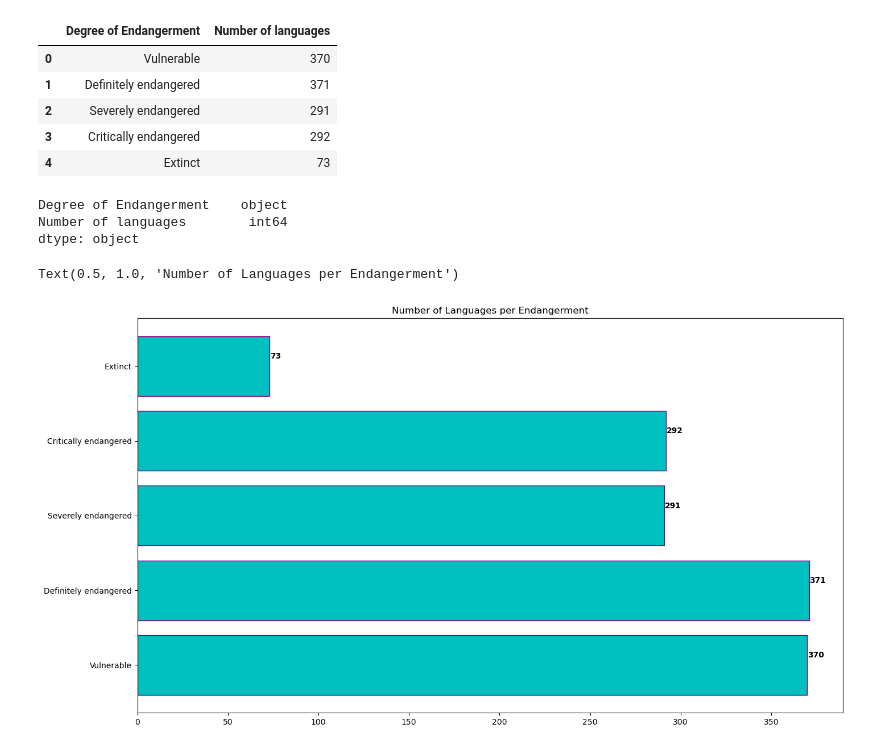
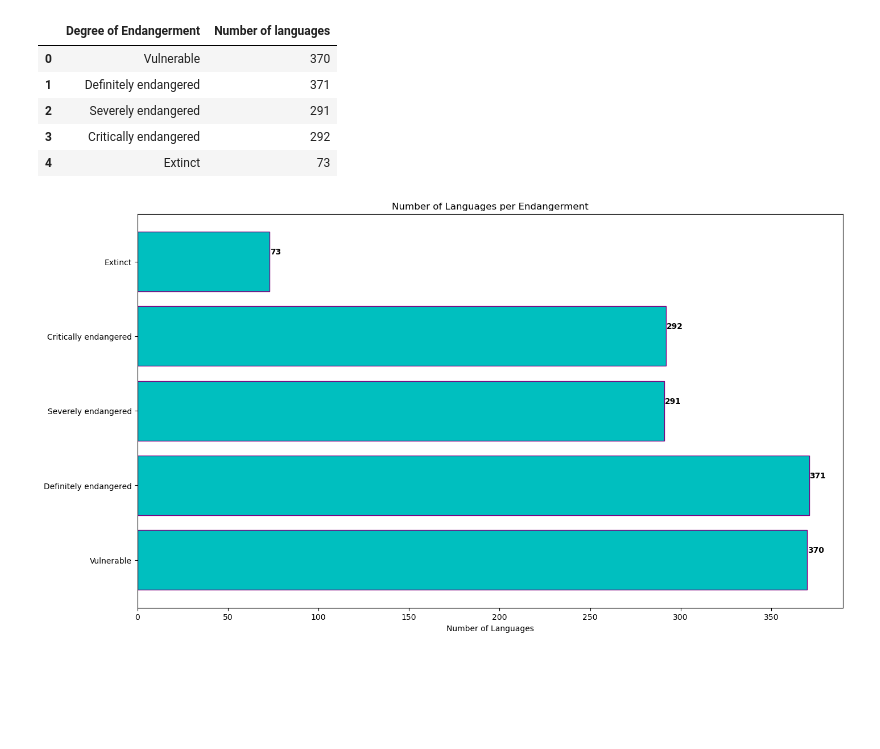
Before and after one commit to JessH09/-Voices-at-Risk-Exploring-the-Crisis-of-Endangered-Languages-, a Jupyter notebook: languages.ipynb, the cells around one changed output. Saved outputs shown, nothing was run; the diff lists cells and outputs as text; code cells hidden in the pictures; blank space fills up the shorter version.

```diff
--- a/languages.ipynb
+++ b/languages.ipynb
@@ -76,32 +77,28 @@ endangerment_df
 | 2 | Severely endangered | 291 |
 | 3 | Critically endangered | 292 |
 | 4 | Extinct | 73 |
-# %%
-endangerment_df.dtypes
-# %% [output]
-Degree of Endangerment    object
-Number of languages        int64
-dtype: object
 # %%
 # defining x and y values
 y=endangerment_df['Degree of Endangerment']
 x=endangerment_df['Number of languages']
 
 # set figure size
 fig, ax = plt.subplots(figsize=(16, 9))
 
 # create bar charts
 ax.barh(y, x, color = 'c', edgecolor = 'purple')
 
 #  add in x-values per bar in chart
 for i in ax.patches:
     plt.text(i.get_width()+0.2, i.get_y()+0.5,
              str(round((i.get_width()), 2)),
              fontsize=10, fontweight='bold',
              color='black')
     # set title
 ax.set_title('Number of Languages per Endangerment',
              loc='center', )
+ax.set_xlabel('Number of Languages')
+
+plt.savefig('bar.png')
 # %% [output]
-Text(0.5, 1.0, 'Number of Languages per Endangerment')
-[figure, old version]
+[figure, new version]
```
Also changed, not shown: parts of 1 cell of this notebook, 1 other file.
